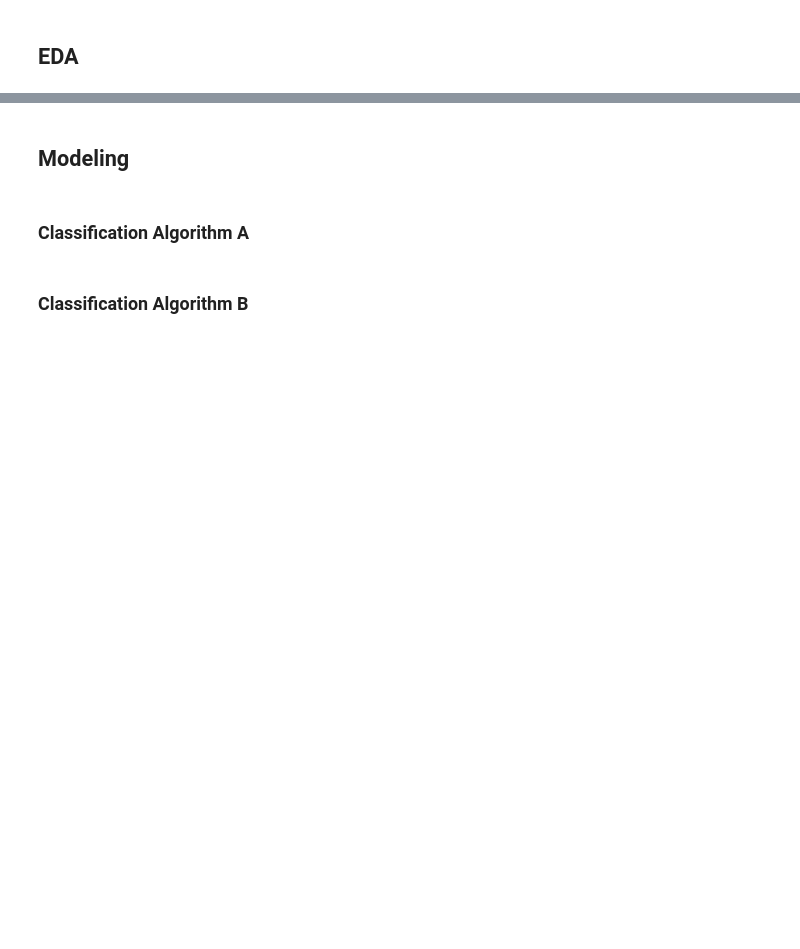
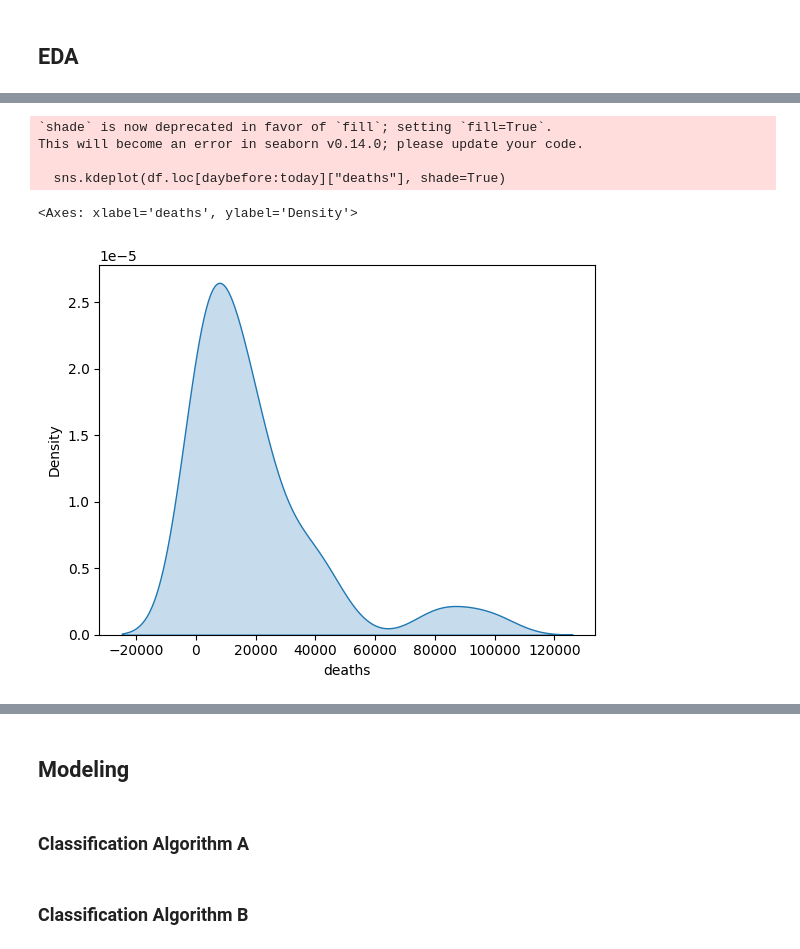
Before and after one commit to AnkitG0204/DataScience-Demo-2026, a Jupyter notebook: Data_science_notbeook.ipynb, the cells around one changed output, grey strips where cells are left out. Drawn from its saved outputs; the diff is of its cells as text; code cells hidden in the pictures; blank space fills up the shorter version.

```diff
--- a/Data_science_notbeook.ipynb
+++ b/Data_science_notbeook.ipynb
@@ -6,0 +56,5 @@
+# %%
+df["date"] = pd.to_datetime(df["date"])
+df = df.set_index("date")
+print(f"Columns: {df.columns}")
+df.index
@@ -6,0 +71,6 @@
+# %%
+from datetime import date, timedelta
+today = date.today() - timedelta(days = 365*3)
+daybefore = today - timedelta(days = 2)
+print(f"Today {today}")
+print(f"Two Days Ago {daybefore}")
@@ -6,0 +90,9 @@
+# %%
+sns.kdeplot(df.loc[daybefore:today]["deaths"], shade=True)
+# %% [output]
+`shade` is now deprecated in favor of `fill`; setting `fill=True`.
+This will become an error in seaborn v0.14.0; please update your code.
+
+  sns.kdeplot(df.loc[daybefore:today]["deaths"], shade=True)
+<Axes: xlabel='deaths', ylabel='Density'>
+[figure, added]
```
Also changed, not shown: parts of 25 cells of this notebook.
